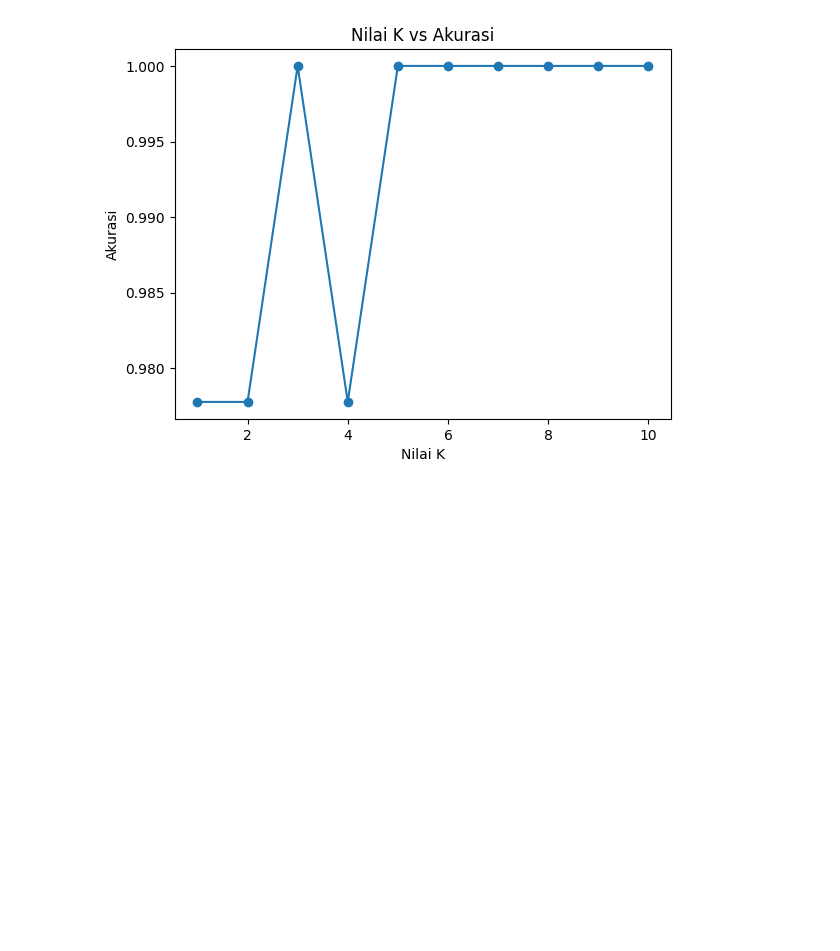
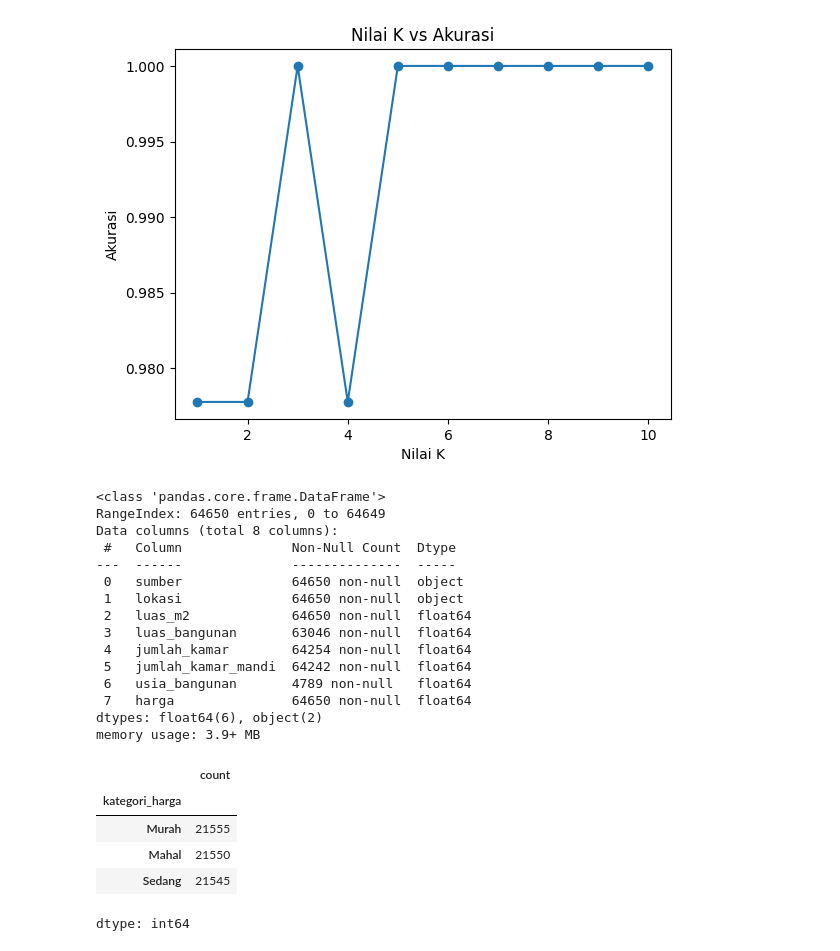
Before and after one commit to m1Febriansyah/244107020199-ML-12, a Jupyter notebook: JS09Praktikum1.ipynb, the cells around one changed output. Drawn from its saved outputs; the diff is of its cells as text; code cells hidden in the pictures; blank space fills up the shorter version.

```diff
--- a/JS09Praktikum1.ipynb
+++ b/JS09Praktikum1.ipynb
@@ -104,3 +104,36 @@ for k in range(1, 11):
 	plt.show()
 # %% [output]
 [figure]
+# %%
+# Load data
+import pandas as pd
+data = pd.read_csv('properti_multi_kota.csv')
+data.head()
+
+data.info()
+data.describe()
+# Karena dataset ini regresi, kita buat kolom target kategori (kelas harga) untuk keperluan klasifikasi kNN
+data['kategori_harga'] = pd.qcut(data['harga'], q=3, labels=['Murah', 'Sedang', 'Mahal'])
+data['kategori_harga'].value_counts()
+# %% [output]
+<class 'pandas.core.frame.DataFrame'>
+RangeIndex: 64650 entries, 0 to 64649
+Data columns (total 8 columns):
+ #   Column              Non-Null Count  Dtype
+---  ------              --------------  -----
+ 0   sumber              64650 non-null  object
+ 1   lokasi              64650 non-null  object
+ 2   luas_m2             64650 non-null  float64
+ 3   luas_bangunan       63046 non-null  float64
+ 4   jumlah_kamar        64254 non-null  float64
+ 5   jumlah_kamar_mandi  64242 non-null  float64
+ 6   usia_bangunan       4789 non-null   float64
+ 7   harga               64650 non-null  float64
+dtypes: float64(6), object(2)
+memory usage: 3.9+ MB
+|  | count |
+| kategori_harga |  |
+| Murah | 21555 |
+| Mahal | 21550 |
+| Sedang | 21545 |
+dtype: int64
```
Also changed, not shown: parts of 3 cells of this notebook.
